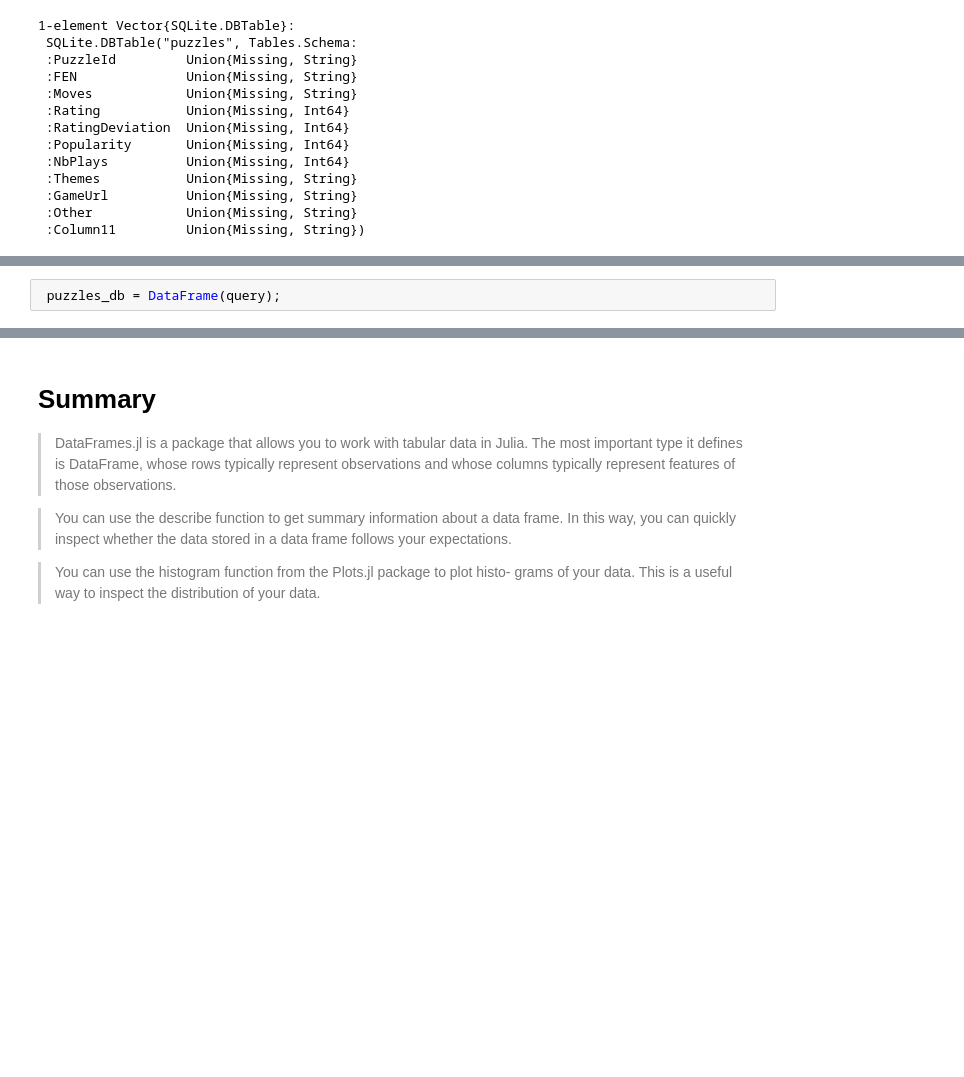
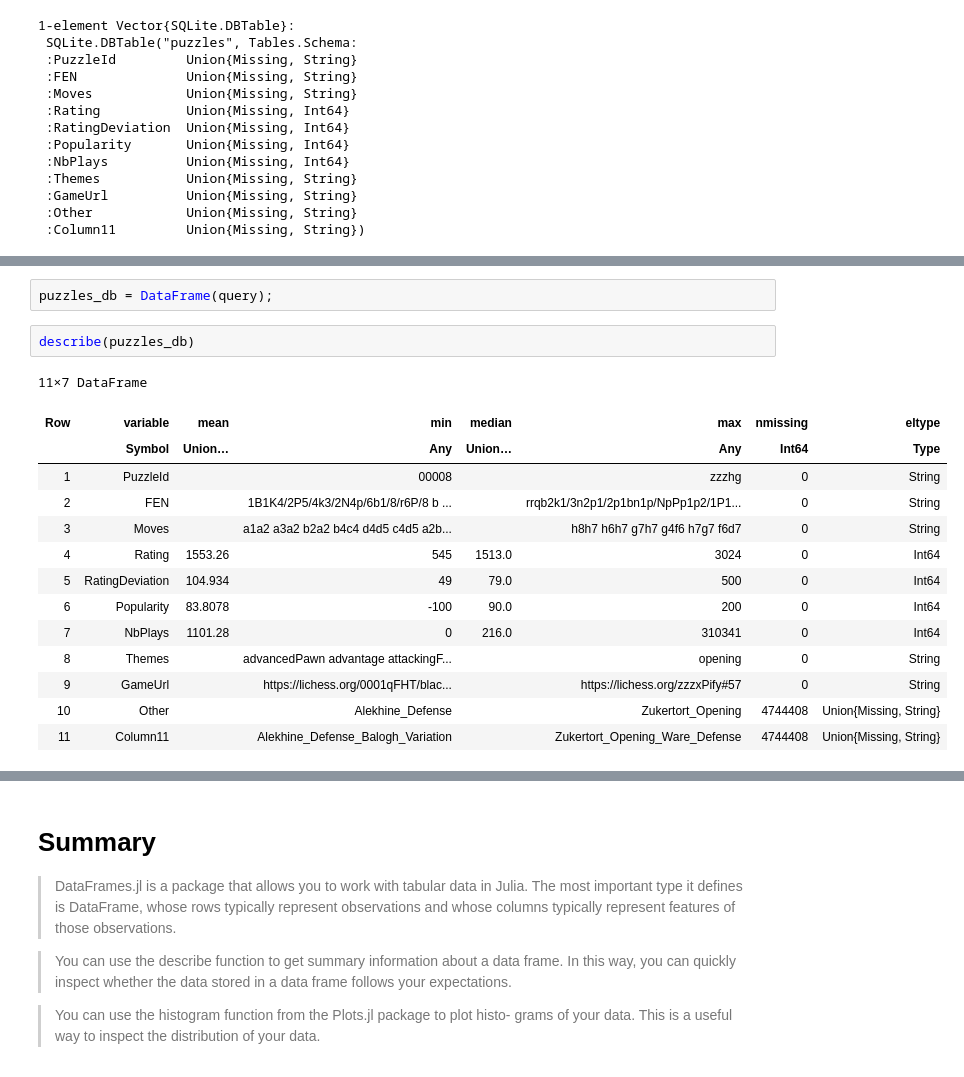
Before and after one commit to jamesporter/Julia-for-Data-Analysis-Notes, a Jupyter notebook: 8 First steps with data frames.ipynb, the cells around one changed output, grey strips where cells are left out. Drawn from its saved outputs; the diff is of its cells as text; blank space fills up the shorter version.

```diff
--- a/8 First steps with data frames.ipynb
+++ b/8 First steps with data frames.ipynb
@@ -632,5 +827,22 @@ SQLite.Query{false}(SQLite.Stmt(SQLite.DB("puzzles.db"), Base.RefValue{Ptr{SQLit
 # %%
- puzzles_db = DataFrame(query);
+puzzles_db = DataFrame(query);
+# %%
+describe(puzzles_db)
+# %% [output]
+11×7 DataFrame
+| Row | variable | mean | min | median | max | nmissing | eltype |
+|  | Symbol | Union… | Any | Union… | Any | Int64 | Type |
+| 1 | PuzzleId |  | 00008 |  | zzzhg | 0 | String |
+| 2 | FEN |  | 1B1K4/2P5/4k3/2N4p/6b1/8/r6P/8 b ... |  | rrqb2k1/3n2p1/2p1bn1p/NpPp1p2/1P1... | 0 | String |
+| 3 | Moves |  | a1a2 a3a2 b2a2 b4c4 d4d5 c4d5 a2b... |  | h8h7 h6h7 g7h7 g4f6 h7g7 f6d7 | 0 | String |
+| 4 | Rating | 1553.26 | 545 | 1513.0 | 3024 | 0 | Int64 |
+| 5 | RatingDeviation | 104.934 | 49 | 79.0 | 500 | 0 | Int64 |
+| 6 | Popularity | 83.8078 | -100 | 90.0 | 200 | 0 | Int64 |
+| 7 | NbPlays | 1101.28 | 0 | 216.0 | 310341 | 0 | Int64 |
+| 8 | Themes |  | advancedPawn advantage attackingF... |  | opening | 0 | String |
+| 9 | GameUrl |  | https://lichess.org/0001qFHT/blac... |  | https://lichess.org/zzzxPify#57 | 0 | String |
+| 10 | Other |  | Alekhine_Defense |  | Zukertort_Opening | 4744408 | Union{Missing, String} |
+| 11 | Column11 |  | Alekhine_Defense_Balogh_Variation |  | Zukertort_Opening_Ware_Defense | 4744408 | Union{Missing, String} |
 # %%
 puzzles_db == puzzles
 # %% [output]
```
Also changed, not shown: parts of 19 cells of this notebook, 1 other file.
